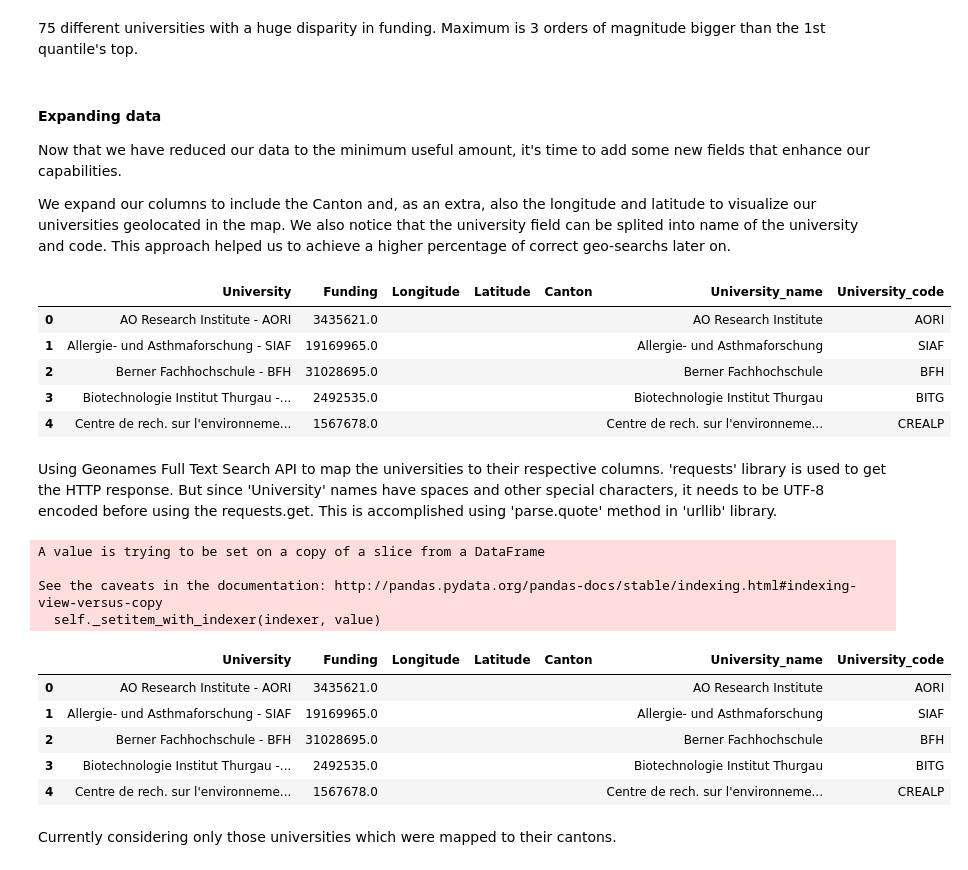
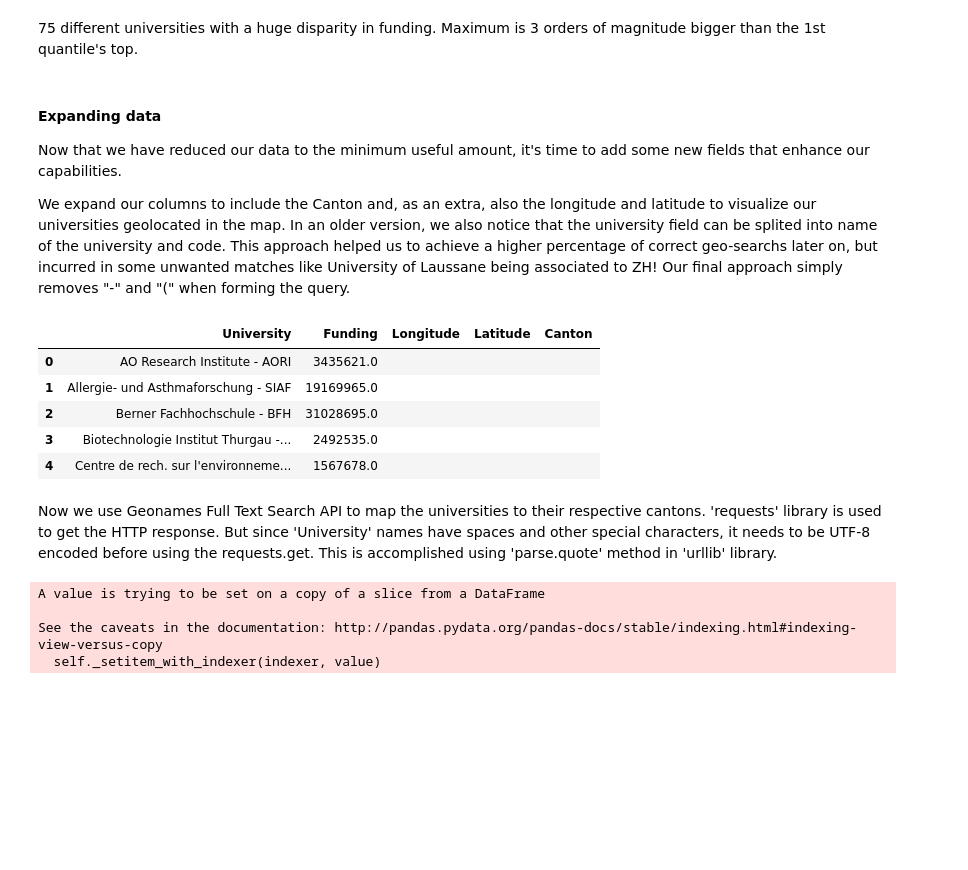
Before and after one commit to vidit09/ada-homework, a Jupyter notebook: 03 - Interactive Viz/Dunai_viz.ipynb, the cells around one changed output. Drawn from its saved outputs; the diff is of its cells as text; code cells hidden in the pictures; blank space fills up the shorter version.

Commit message:
almost finished
Dunno why the map now it's not showing correctly

```diff
--- a/03 - Interactive Viz/Dunai_viz.ipynb
+++ b/03 - Interactive Viz/Dunai_viz.ipynb
@@ -72,67 +72,73 @@ Maximum is 3 orders of magnitude bigger than the 1st quantile's top.
 Now that we have reduced our data to the minimum useful amount, it's time to add some new fields that enhance our capabilities.
 
 We expand our columns to include the Canton and, as an extra, also the longitude and latitude to visualize our universities geolocated in the map.
-We also notice that the university field can be splited into name of the university and code. This approach helped us to achieve a higher percentage of correct geo-searchs later on.
+In an older version, we also notice that the university field can be splited into name of the university and code. This approach helped us to achieve a higher percentage of correct geo-searchs later on, but incurred in some unwanted matches like University of Laussane being associated to ZH! Our final approach simply removes "-" and "(" when forming the query.
 # %%
 # Extra fields
 funding_by_uni['Longitude'] = ''; funding_by_uni['Latitude'] = ''; funding_by_uni['Canton'] = ''
 
 #imporving for before search
 fbu = funding_by_uni.reset_index()
 
+# Old version expansion
+'''
 University_name = list()
 University_code = list()
 for x in fbu.University.tolist():
     try:
         name, code = x.split(' - ') #split by line
     except:
         name, code = x.split(' ') #or split by space (there are some cases in which the split is different)
 
     University_name.append(name)
     University_code.append(code)
 fbu['University_name'] = University_name
 fbu['University_code'] = University_code
+
+'''
+
 fbu.head()
 # %% [output]
-|  | University | Funding | Longitude | Latitude | Canton | University_name | University_code |
-| 0 | AO Research Institute - AORI | 3435621.0 |  |  |  | AO Research Institute | AORI |
-| 1 | Allergie- und Asthmaforschung - SIAF | 19169965.0 |  |  |  | Allergie- und Asthmaforschung | SIAF |
-| 2 | Berner Fachhochschule - BFH | 31028695.0 |  |  |  | Berner Fachhochschule | BFH |
-| 3 | Biotechnologie Institut Thurgau -... | 2492535.0 |  |  |  | Biotechnologie Institut Thurgau | BITG |
-| 4 | Centre de rech. sur l'environneme... | 1567678.0 |  |  |  | Centre de rech. sur l'environneme... | CREALP |
+|  | University | Funding | Longitude | Latitude | Canton |
+| 0 | AO Research Institute - AORI | 3435621.0 |  |  |  |
+| 1 | Allergie- und Asthmaforschung - SIAF | 19169965.0 |  |  |  |
+| 2 | Berner Fachhochschule - BFH | 31028695.0 |  |  |  |
+| 3 | Biotechnologie Institut Thurgau -... | 2492535.0 |  |  |  |
+| 4 | Centre de rech. sur l'environneme... | 1567678.0 |  |  |  |
 # %% [markdown]
-Using Geonames Full Text Search API to map the universities to their respective columns. 'requests' library is used to get the HTTP response. But since 'University' names have spaces and other special characters, it needs to be UTF-8 encoded before using the requests.get. This is accomplished using 'parse.quote' method in 'urllib' library.
+Now we use Geonames Full Text Search API to map the universities to their respective cantons. 'requests' library is used to get the HTTP response. But since 'University' names have spaces and other special characters, it needs to be UTF-8 encoded before using the requests.get. This is accomplished using 'parse.quote' method in 'urllib' library.
 # %%
 num_projects = len(fbu)
 username = 'dunaiada'
 
 for i in range(0,num_projects):
-    url = 'http://api.geonames.org/search?q=' + fbu['University_code'][i] + '&country=CH' + '&maxRows=1&username=' + username + '&type=json'
+
+    # Cleaning unnecessary characters for query
+    uni_tmp = fbu['University'][i]
+    if uni_tmp.find('-') != -1:
+        uni_tmp = uni_tmp.replace(uni_tmp[uni_tmp.find('-'):],'')
+    if uni_tmp.find('(') != -1:
+        uni_tmp = uni_tmp.replace(uni_tmp[uni_tmp.find('('):],'')
+
+    # Restricting to country=CH is of critical importance, particularly when usid the code
+    url = 'http://api.geonames.org/search?q=' + uni_tmp + '&country=CH' + '&maxRows=1&username=' + username + '&type=json'
+
     ## Encode special characters and spaces
     query = parse.quote(url,safe=':/&=?')
+
     ## Parse JSON data
-    # print(query)
-
     d = json.loads(requests.get(query).text)
 
     if bool(d['geonames']): #checks whether we get a match.
+        #And because you don't always get all the info, a try-except is needed
         try:
-            fbu['Canton'].iloc[i] = d['geonames'][0]['adminCode1']
-            fbu['Latitude'].iloc[i] = d['geonames'][0]['lat']
-            fbu['Longitude'].iloc[i] = d['geonames'][0]['lng']
+            fbu['Canton'].iloc[i]     = d['geonames'][0]['adminCode1']
+            fbu['Latitude'].iloc[i]   = d['geonames'][0]['lat']
+            fbu['Longitude'].iloc[i]  = d['geonames'][0]['lng']
         except:
             pass
-fbu.head()
 # %% [output]
 A value is trying to be set on a copy of a slice from a DataFrame
 
 See the caveats in the documentation: http://pandas.pydata.org/pandas-docs/stable/indexing.html#indexing-view-versus-copy
   self._setitem_with_indexer(indexer, value)
-|  | University | Funding | Longitude | Latitude | Canton | University_name | University_code |
-| 0 | AO Research Institute - AORI | 3435621.0 |  |  |  | AO Research Institute | AORI |
-| 1 | Allergie- und Asthmaforschung - SIAF | 19169965.0 |  |  |  | Allergie- und Asthmaforschung | SIAF |
-| 2 | Berner Fachhochschule - BFH | 31028695.0 |  |  |  | Berner Fachhochschule | BFH |
-| 3 | Biotechnologie Institut Thurgau -... | 2492535.0 |  |  |  | Biotechnologie Institut Thurgau | BITG |
-| 4 | Centre de rech. sur l'environneme... | 1567678.0 |  |  |  | Centre de rech. sur l'environneme... | CREALP |
-# %% [markdown]
-Currently considering only those universities which were mapped to their cantons.
```
Also changed, not shown: parts of 14 cells of this notebook.
